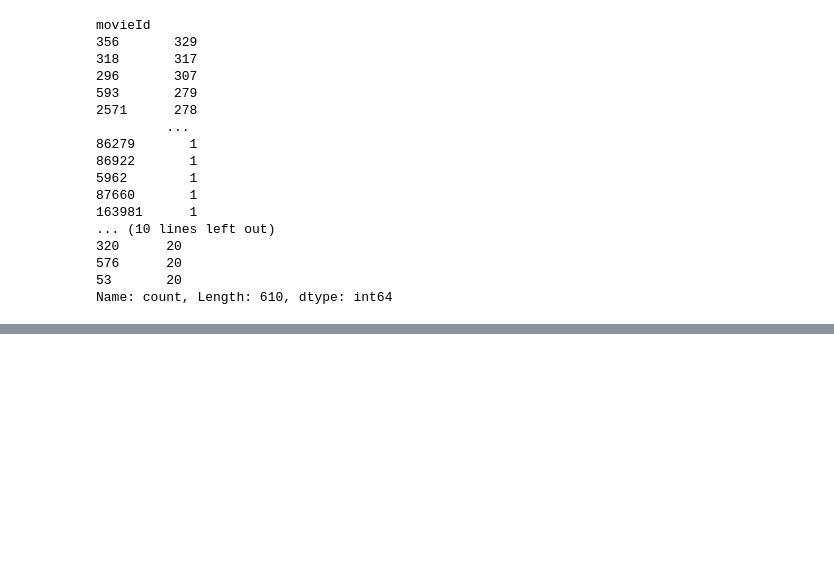
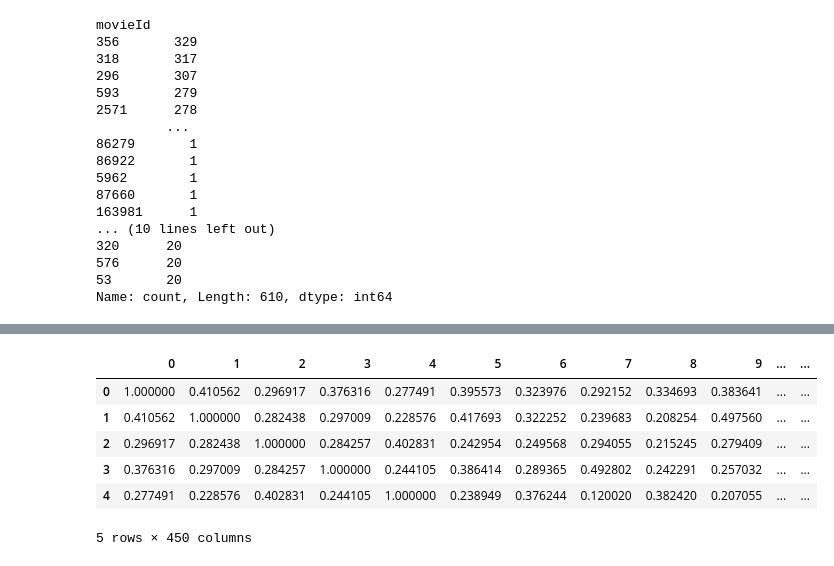
Before and after one commit to nirajGirase08/Recommender-System, a Jupyter notebook: Recommender.ipynb, the cells around one changed output, grey strips where cells are left out. Cells and saved outputs as stored; diff of their text form; code cells hidden in the pictures; blank space fills up the shorter version.

```diff
--- a/Recommender.ipynb
+++ b/Recommender.ipynb
@@ -69,0 +92,12 @@ dtype: int64
+# %%
+similarity_matrix=cosine_similarity(user_matrix.T,user_matrix.T)
+similarity_matrix=pd.DataFrame(similarity_matrix)
+similarity_matrix.head()
+# %% [output]
+|  | 0 | 1 | 2 | 3 | 4 | 5 | 6 | 7 | 8 | 9 | ... | ... |
+| 0 | 1.000000 | 0.410562 | 0.296917 | 0.376316 | 0.277491 | 0.395573 | 0.323976 | 0.292152 | 0.334693 | 0.383641 | ... | ... |
+| 1 | 0.410562 | 1.000000 | 0.282438 | 0.297009 | 0.228576 | 0.417693 | 0.322252 | 0.239683 | 0.208254 | 0.497560 | ... | ... |
+| 2 | 0.296917 | 0.282438 | 1.000000 | 0.284257 | 0.402831 | 0.242954 | 0.249568 | 0.294055 | 0.215245 | 0.279409 | ... | ... |
+| 3 | 0.376316 | 0.297009 | 0.284257 | 1.000000 | 0.244105 | 0.386414 | 0.289365 | 0.492802 | 0.242291 | 0.257032 | ... | ... |
+| 4 | 0.277491 | 0.228576 | 0.402831 | 0.244105 | 1.000000 | 0.238949 | 0.376244 | 0.120020 | 0.382420 | 0.207055 | ... | ... |
+5 rows × 450 columns
```
Also changed, not shown: parts of 11 cells of this notebook.
